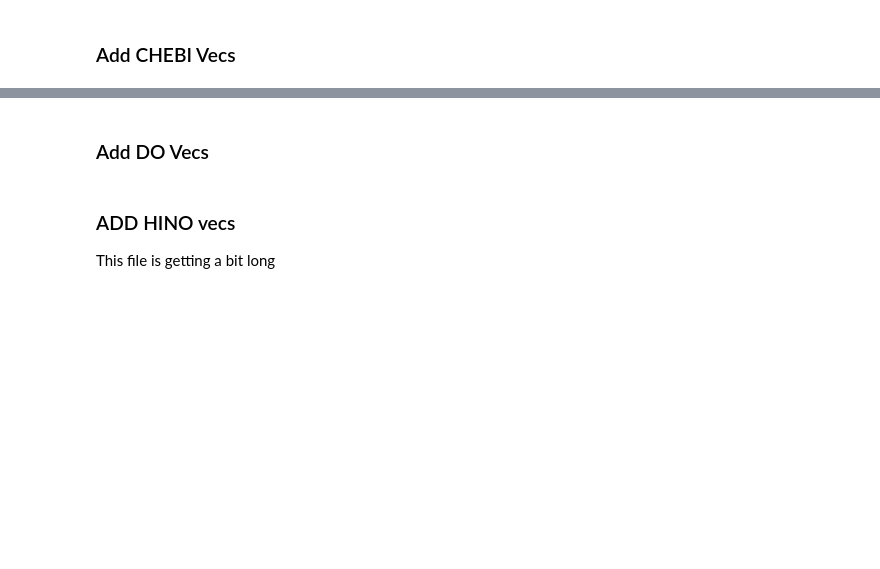
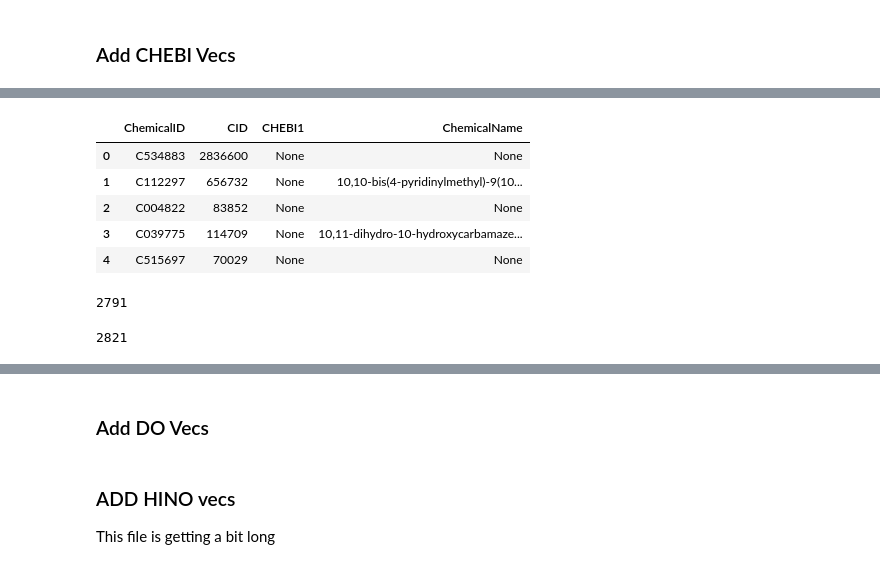
Before and after one commit to colemai/msc-thesis, a Jupyter notebook: opa/opa-nn.ipynb, the cells around one changed output, grey strips where cells are left out. Cells and saved outputs as stored; diff of their text form; code cells hidden in the pictures; blank space fills up the shorter version.

```diff
--- a/opa/opa-nn.ipynb
+++ b/opa/opa-nn.ipynb
@@ -357,0 +447,11 @@ df1['chemPhenVecMP'] = df1.chemPhenVecMP.map(lambda x: [float(i) for i in x])
+# %%
+# Now import a second chebi map, one made earlier from CIDs tho only for chems with go vecs
+# Import CSV mapping CID to CHEBI
+ctdChebdf = pd.read_csv('ctd_chebiBACKUP.csv')
+
+# Turn it into a dict
+cid2chebi = dict(zip(ctdChebdf['PubChem CID'], ctdChebdf['ChEBI']))
+
+# Map the cids to chebis
+chems['CHEBI1'] = chems.CID.map(lambda x: cid2chebi.get(x))
+chems['CHEBI1'] = chems.CHEBI1.map(lambda x: None if x == 'No result' else x)
@@ -357,0 +462,3 @@ df1['chemPhenVecMP'] = df1.chemPhenVecMP.map(lambda x: [float(i) for i in x])
+# %%
+# Must map chem names into our chems df before applying chemname2chebi
+chemnames = pd.read_csv('../ctd-to-nt/chemname_chemid.csv')
@@ -357,0 +474,14 @@ df1['chemPhenVecMP'] = df1.chemPhenVecMP.map(lambda x: [float(i) for i in x])
+# %%
+# Make a map of it
+id2name = dict(zip(chemnames.ChemicalID, chemnames['# ChemicalName']))
+# %%
+chems['ChemicalName'] = chems.ChemicalID.map(lambda x: id2name.get(x))
+# %%
+chems.head()
+# %% [output]
+|  | ChemicalID | CID | CHEBI1 | ChemicalName |
+| 0 | C534883 | 2836600 | None | None |
+| 1 | C112297 | 656732 | None | 10,10-bis(4-pyridinylmethyl)-9(10... |
+| 2 | C004822 | 83852 | None | None |
+| 3 | C039775 | 114709 | None | 10,11-dihydro-10-hydroxycarbamaze... |
+| 4 | C515697 | 70029 | None | None |
@@ -357,0 +492,10 @@ df1['chemPhenVecMP'] = df1.chemPhenVecMP.map(lambda x: [float(i) for i in x])
+# %%
+chems.CHEBI2.nunique() # 2791
+# %% [output]
+2791
+# %%
+# Merge the CHEBIs
+chems.CHEBI1.fillna(chems.CHEBI2, inplace=True)
+chems.CHEBI1.nunique()
+# %% [output]
+2821
```
Also changed, not shown: parts of 104 cells of this notebook, 4 other files.
